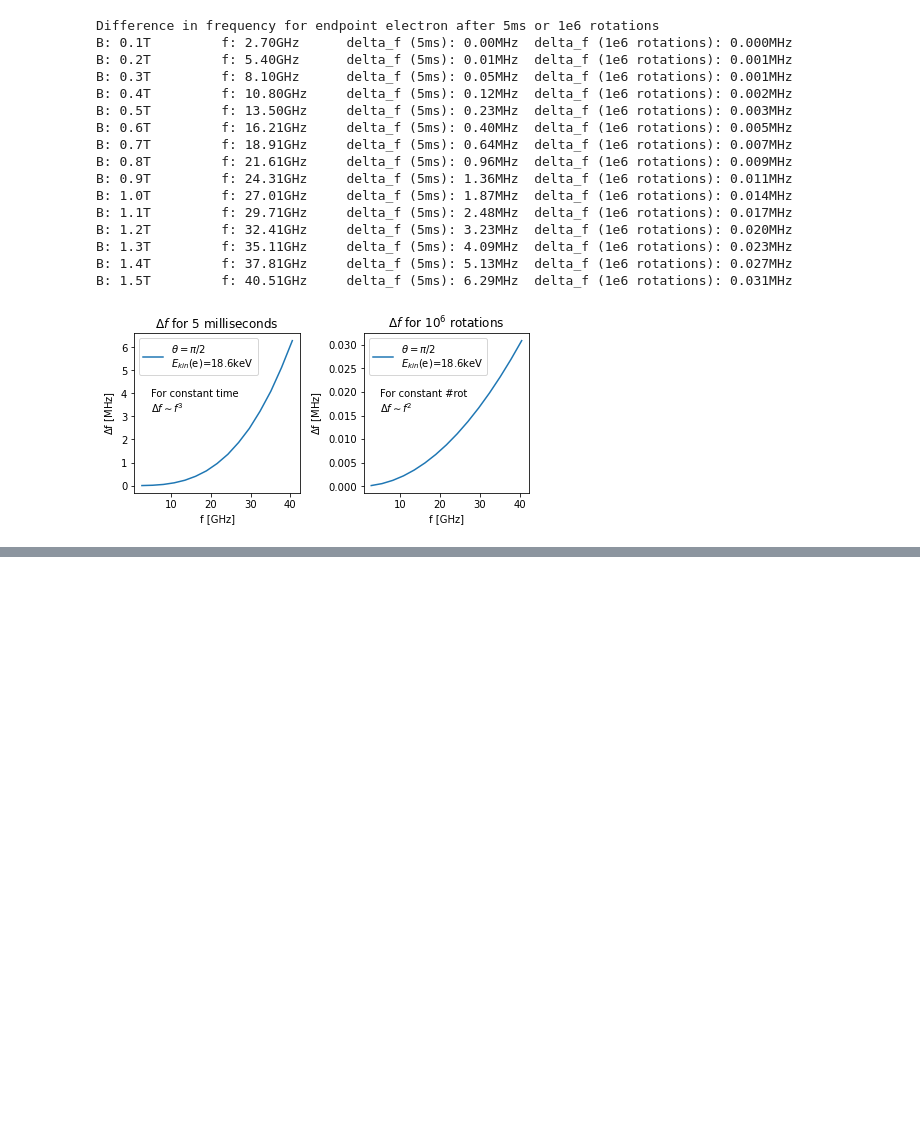
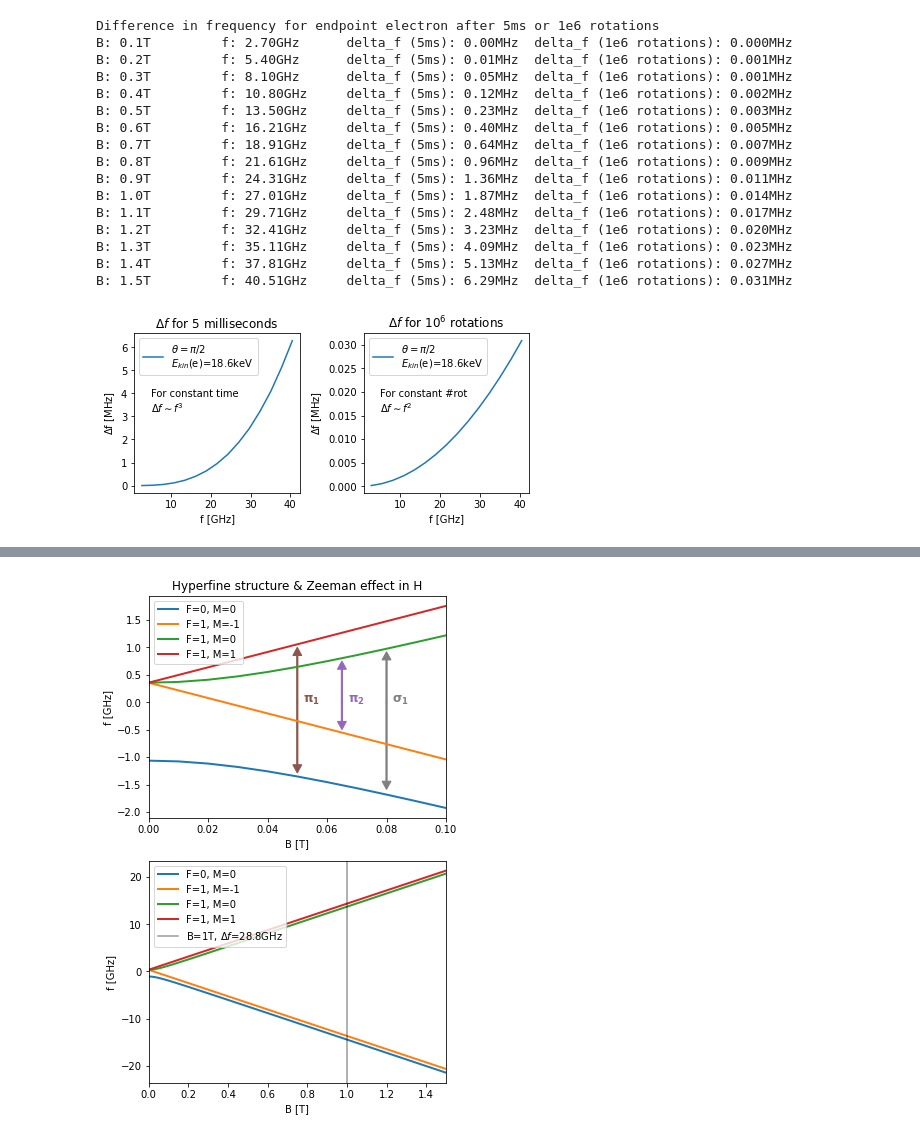
Before and after one commit to Wouter-VDP/P8_frequency_studies, a Jupyter notebook: p8_frequency_toy.ipynb, the cells around one changed output, grey strips where cells are left out. Saved outputs shown, nothing was run; the diff lists cells and outputs as text; code cells hidden in the pictures; blank space fills up the shorter version.

```diff
--- a/p8_frequency_toy.ipynb
+++ b/p8_frequency_toy.ipynb
@@ -109,3 +172,18 @@ ax.set_title('Spectrogram without collisions')
 fig.savefig(out_dir + 'spectrogram.pdf')
 # %% [output]
 [figure]
+# %%
+# What is the minimum time that a bin should be wide? This is governed by Nyquist and FTT:
+deltaE = 0.5 # energy resolution in eV
+B_mag = 1 # magnetic field in tesla
+deltaF = cres(pi/2, E_endp_eV, B_mag)[1] * deltaE / (E_endp_eV + m_e_eV)
+min_time_bin = 1/ (2*deltaF)
+print('Nyquist sampling time: {:0.2f} ms'.format(min_time_bin*1e3))
+
+# Same question, but now from a quantum unvertainty point of view:
+min_time_bin_qu = 1/ (4*pi*deltaF)
+print('Quantum uncertainty boundary on time: {:0.3f} ms'.format(min_time_bin_qu*1e3))
+print('number of rotations: {:0.3g}'.format(cres(pi/2, E_endp_eV, B_mag)[1]*min_time_bin))
+
+
+#Nick: We can make the time shorter: basically you just pad zeros to the end of your data vector, making the total integrated time much longer, lowering the Delta f / frequency bin width
@@ -174,0 +332,42 @@ fig.savefig(out_dir+'bandwidth_dep.pdf')
+# %%
+fig, ax = plt.subplots(nrows=2, constrained_layout=True, figsize=(5,7.5))
+
+labels = ['F=0, M=0','F=1, M=-1','F=1, M=0','F=1, M=1']
+
+B_arr = np.linspace(0,0.1,11)
+levels = [zeeman_hydrogen_f(B_mag)/1e9 for B_mag in B_arr]
+for q_nr, q_l in zip(np.stack(levels).T,labels):
+    ax[0].plot(B_arr,q_nr, lw=2, label=q_l)
+ax[0].set_ylabel('f [GHz]')
+ax[0].set_xlabel('B [T]')
+ax[0].set_xlim(B_arr.min(),B_arr.max())
+ax[0].set_title('Hyperfine structure & Zeeman effect in H')
+ax[0].legend(loc='upper left')
+
+B_arr = np.linspace(0,1.5,100)
+levels = [zeeman_hydrogen_f(B_mag)/1e9 for B_mag in B_arr]
+for q_nr, q_l in zip(np.stack(levels).T,labels):
+    ax[1].plot(B_arr,q_nr, lw=2, label=q_l)
+ax[1].set_ylabel('f [GHz]')
+ax[1].set_xlabel('B [T]')
+ax[1].set_xlim(B_arr.min(),B_arr.max())
+ax[1].axvline(x=1, label = r'B=1T, $\Delta f$=28.8GHz',c='k',alpha=0.4)
+#ax[1].set_title('Hyperfine structure & Zeeman effect in H')
+ax[1].legend(loc='upper left')
+
+
+ax[0].arrow(x=0.05, y=0, dx=0, dy=0.85, color='C5', width=0.0004, shape='full',head_width=0.003, head_length=0.15)
+ax[0].arrow(x=0.05, y=0, dx=0, dy=-1.14, color='C5',width=0.0004, shape='full',head_width=0.003, head_length=0.15)
+ax[0].text(x = 0.052, y=0, s=r'$\mathbf{\pi_1}$', c='C5', size=12)
+
+ax[0].arrow(x=0.065, y=0, dx=0, dy=0.6, color='C4', width=0.0004, shape='full',head_width=0.003, head_length=0.15)
+ax[0].arrow(x=0.065, y=0, dx=0, dy=-0.35, color='C4',width=0.0004, shape='full',head_width=0.003, head_length=0.15)
+ax[0].text(x = 0.067, y=0, s=r'$\mathbf{\pi_2}$', c='C4', size=12)
+
+ax[0].arrow(x=0.08, y=0, dx=0, dy=0.77, color='grey', width=0.0004, shape='full',head_width=0.003, head_length=0.15)
+ax[0].arrow(x=0.08, y=0, dx=0, dy=-1.44, color='grey',width=0.0004, shape='full',head_width=0.003, head_length=0.15)
+ax[0].text(x = 0.082, y=0, s=r'$\mathbf{\sigma_1}$', c='grey', size=12)
+
+fig.savefig(out_dir+'hydrogen_frequencies.pdf')
+# %% [output]
+[figure, added]
```
Also changed, not shown: parts of 10 cells of this notebook, 13 other files.
